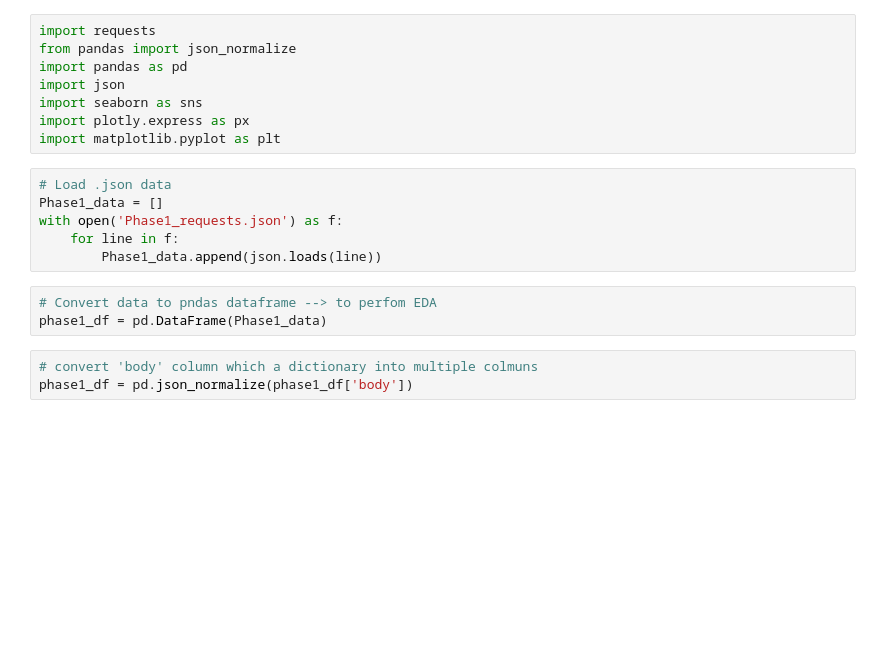
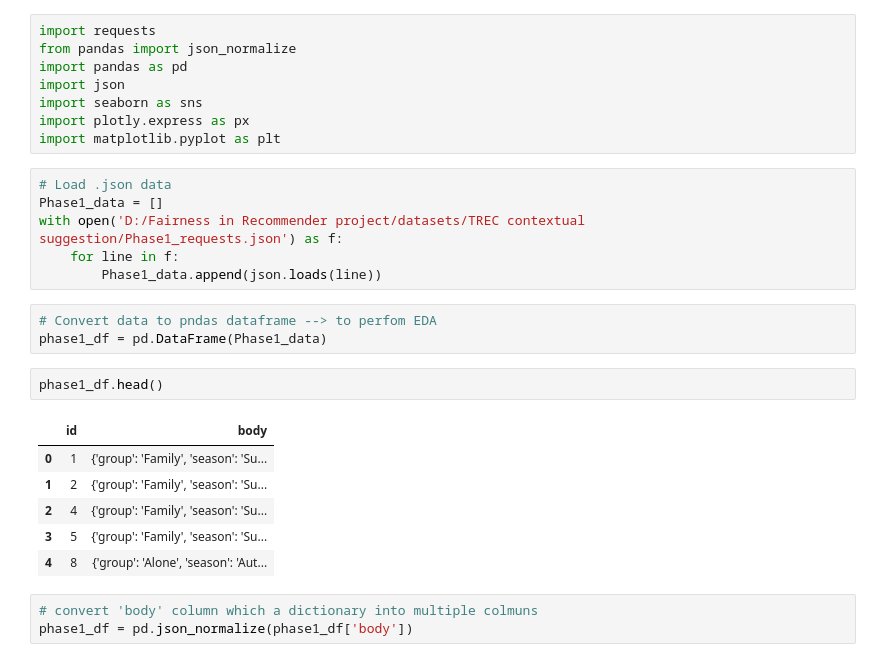
Before and after one commit to shadow1999k/Demographic-Bias-in-POI, a Jupyter notebook: TREC2016_data_analysis.ipynb, the cells around one changed output. Saved outputs shown, nothing was run; the diff lists cells and outputs as text; blank space fills up the shorter version.

```diff
--- a/TREC2016_data_analysis.ipynb
+++ b/TREC2016_data_analysis.ipynb
@@ -18,12 +18,21 @@ import matplotlib.pyplot as plt
 # %%
 # Load .json data
 Phase1_data = []
-with open('Phase1_requests.json') as f:
+with open('D:/Fairness in Recommender project/datasets/TREC contextual suggestion/Phase1_requests.json') as f:
     for line in f:
         Phase1_data.append(json.loads(line))
 # %%
 # Convert data to pndas dataframe --> to perfom EDA
 phase1_df = pd.DataFrame(Phase1_data)
+# %%
+phase1_df.head()
+# %% [output]
+|  | id | body |
+| 0 | 1 | {'group': 'Family', 'season': 'Su... |
+| 1 | 2 | {'group': 'Family', 'season': 'Su... |
+| 2 | 4 | {'group': 'Family', 'season': 'Su... |
+| 3 | 5 | {'group': 'Family', 'season': 'Su... |
+| 4 | 8 | {'group': 'Alone', 'season': 'Aut... |
 # %%
 # convert 'body' column which a dictionary into multiple colmuns
 phase1_df = pd.json_normalize(phase1_df['body'])
```
Also changed, not shown: parts of 20 cells of this notebook.
